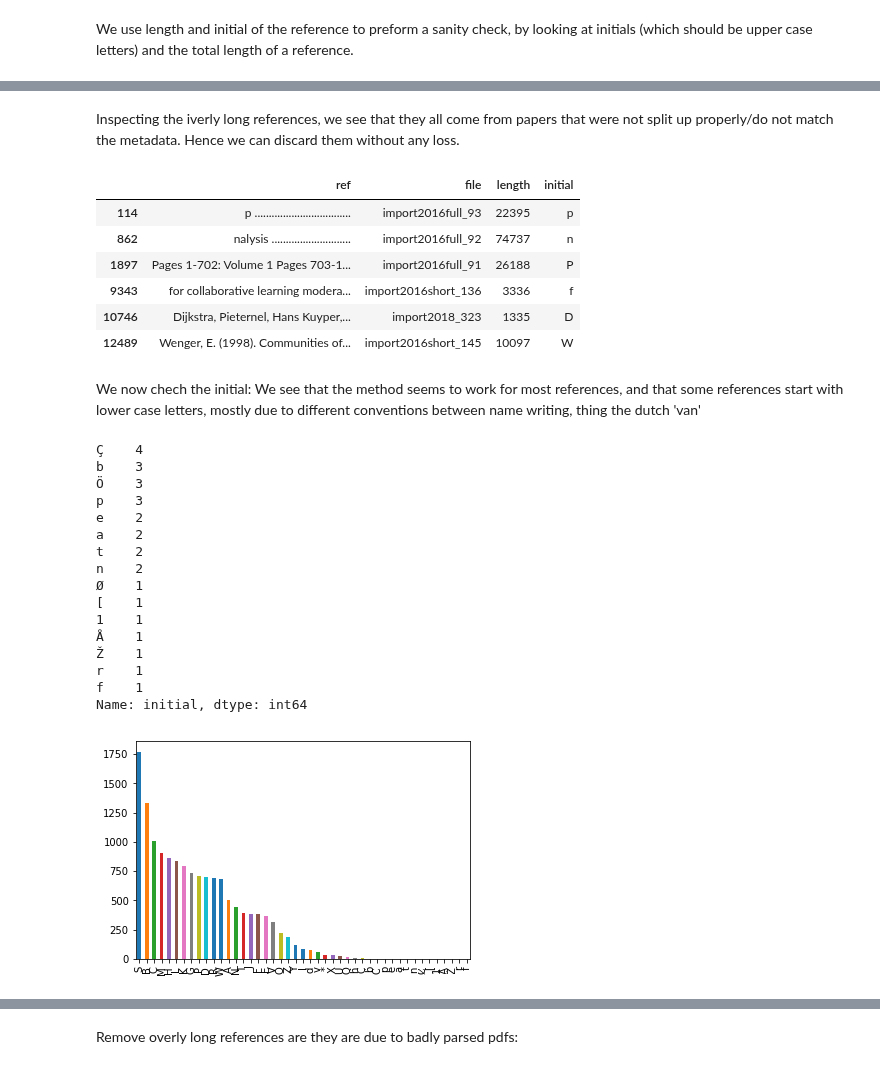
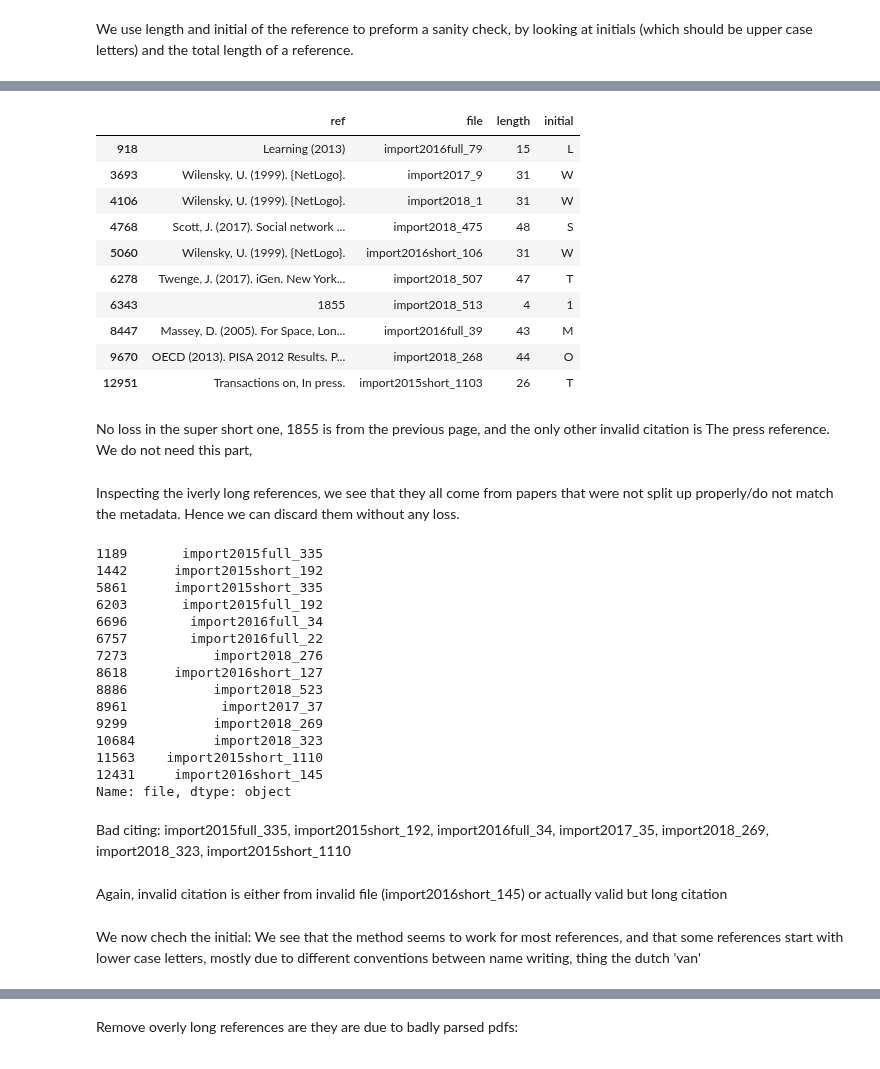
Before and after one commit to nourabassi/semester-project, a Jupyter notebook: Parsing Explained/Extracting references.ipynb, the cells around one changed output, grey strips where cells are left out. Saved outputs shown, nothing was run; the diff lists cells and outputs as text; code cells hidden in the pictures.

```diff
--- a/Parsing Explained/Extracting references.ipynb
+++ b/Parsing Explained/Extracting references.ipynb
@@ -271,0 +340,14 @@ Name: length, dtype: float64
+# %%
+references_df[references_df.length < 50]
+# %% [output]
+|  | ref | file | length | initial |
+| 918 | Learning (2013) | import2016full_79 | 15 | L |
+| 3693 | Wilensky, U. (1999). {NetLogo}. | import2017_9 | 31 | W |
+| 4106 | Wilensky, U. (1999). {NetLogo}. | import2018_1 | 31 | W |
+| 4768 | Scott, J. (2017). Social network ... | import2018_475 | 48 | S |
+| 5060 | Wilensky, U. (1999). {NetLogo}. | import2016short_106 | 31 | W |
+| 6278 | Twenge, J. (2017). iGen. New York... | import2018_507 | 47 | T |
+| 6343 | 1855 | import2018_513 | 4 | 1 |
+| 8447 | Massey, D. (2005). For Space, Lon... | import2016full_39 | 43 | M |
+| 9670 | OECD (2013). PISA 2012 Results. P... | import2018_268 | 44 | O |
+| 12951 | Transactions on, In press. | import2015short_1103 | 26 | T |
@@ -272,35 +356,28 @@ Name: length, dtype: float64
+# %% [markdown]
+No loss in the super short one, 1855 is from the previous page, and the only other invalid citation is The press reference. We do not need this part,
 # %% [markdown]
 Inspecting the iverly long references, we see that they all come from papers that were not split up properly/do not match the metadata. Hence we can discard them without any loss.
 # %%
-references_df[references_df.length > 1000]
+references_df[references_df.length > 600].file.drop_duplicates()
 # %% [output]
-|  | ref | file | length | initial |
-| 114 | p .................................. | import2016full_93 | 22395 | p |
-| 862 | nalysis ............................ | import2016full_92 | 74737 | n |
-| 1897 | Pages 1-702: Volume 1 Pages 703-1... | import2016full_91 | 26188 | P |
-| 9343 | for collaborative learning modera... | import2016short_136 | 3336 | f |
-| 10746 | Dijkstra, Pieternel, Hans Kuyper,... | import2018_323 | 1335 | D |
-| 12489 | Wenger, E. (1998). Communities of... | import2016short_145 | 10097 | W |
+1189       import2015full_335
+1442      import2015short_192
+5861      import2015short_335
+6203       import2015full_192
+6696        import2016full_34
+6757        import2016full_22
+7273           import2018_276
+8618      import2016short_127
+8886           import2018_523
+8961            import2017_37
+9299           import2018_269
+10684          import2018_323
+11563    import2015short_1110
+12431     import2016short_145
+Name: file, dtype: object
+# %% [markdown]
+Bad citing: import2015full_335, import2015short_192, import2016full_34, import2017_35, import2018_269, import2018_323, import2015short_1110
+# %% [markdown]
+Again, invalid citation is either from invalid file (import2016short_145) or actually valid but long citation
 # %% [markdown]
 We now chech the initial: We see that the method seems to work for most references, and that some references start with lower case letters, mostly due to different conventions between name writing, thing the dutch 'van'
-# %%
-references_df.initial.value_counts().plot(kind='bar')
-references_df.initial.value_counts().tail(15)
-# %% [output]
-Ç    4
-b    3
-Ö    3
-p    3
-e    2
-a    2
-t    2
-n    2
-Ø    1
-[    1
-1    1
-Å    1
-Ž    1
-r    1
-f    1
-Name: initial, dtype: int64
-[figure, removed]
```
Also changed, not shown: parts of 48 cells of this notebook.
